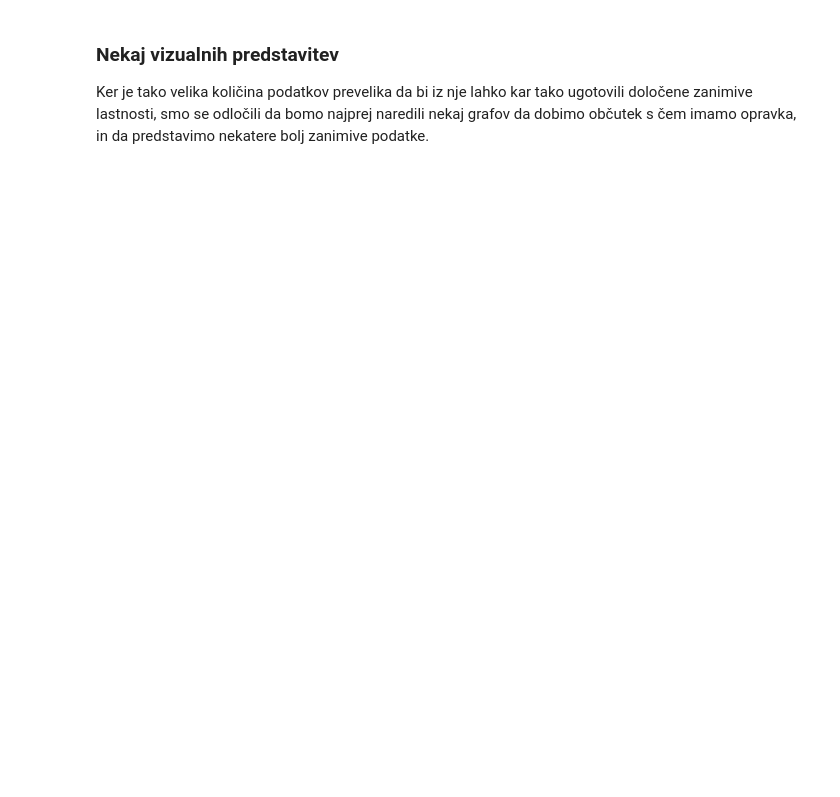
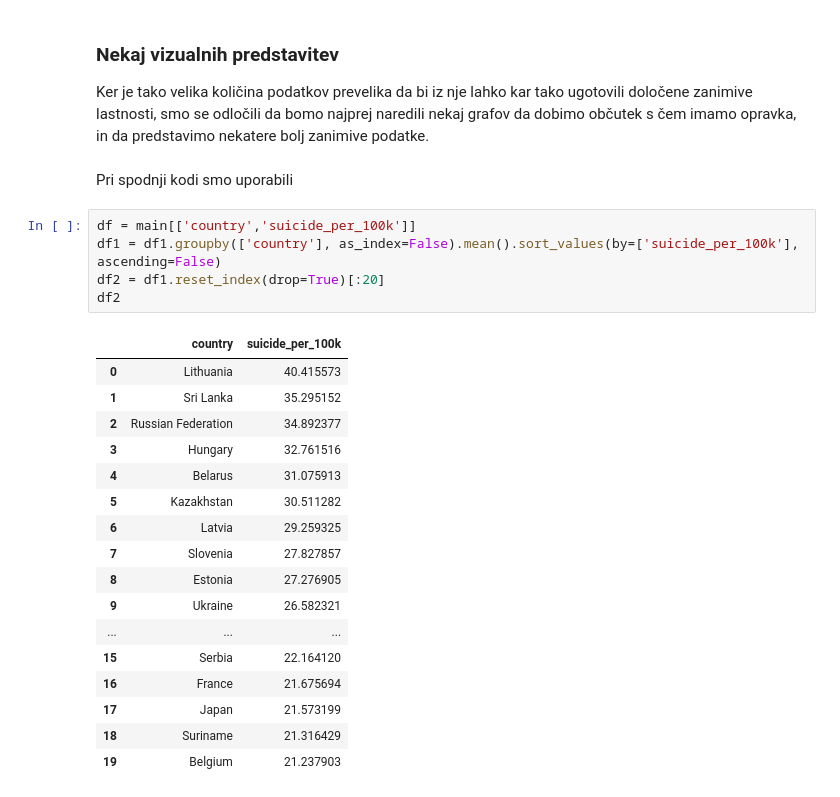
Before and after one commit to np6818/PR19NPZPTK, a Jupyter notebook: project_code.ipynb, the cells around one changed output. Drawn from its saved outputs; the diff is of its cells as text; blank space fills up the shorter version.

```diff
--- a/project_code.ipynb
+++ b/project_code.ipynb
@@ -40,3 +64,28 @@ Najprej smo vse podatke prebrali v panda data frame s spodaj napisano funkcijo,
 ### Nekaj vizualnih predstavitev
 
 Ker je tako velika količina podatkov prevelika da bi iz nje lahko kar tako ugotovili določene zanimive lastnosti, smo se odločili da bomo najprej naredili nekaj grafov da dobimo občutek s čem imamo opravka, in da predstavimo nekatere bolj zanimive podatke.
+# %% [markdown]
+Pri spodnji kodi smo uporabili
+# %%
+df = main[['country','suicide_per_100k']]
+df1 = df1.groupby(['country'], as_index=False).mean().sort_values(by=['suicide_per_100k'], ascending=False)
+df2 = df1.reset_index(drop=True)[:20]
+df2
+# %% [output]
+|  | country | suicide_per_100k |
+| 0 | Lithuania | 40.415573 |
+| 1 | Sri Lanka | 35.295152 |
+| 2 | Russian Federation | 34.892377 |
+| 3 | Hungary | 32.761516 |
+| 4 | Belarus | 31.075913 |
+| 5 | Kazakhstan | 30.511282 |
+| 6 | Latvia | 29.259325 |
+| 7 | Slovenia | 27.827857 |
+| 8 | Estonia | 27.276905 |
+| 9 | Ukraine | 26.582321 |
+| ... | ... | ... |
+| 15 | Serbia | 22.164120 |
+| 16 | France | 21.675694 |
+| 17 | Japan | 21.573199 |
+| 18 | Suriname | 21.316429 |
+| 19 | Belgium | 21.237903 |
```
Also changed, not shown: parts of 1 cell of this notebook.
